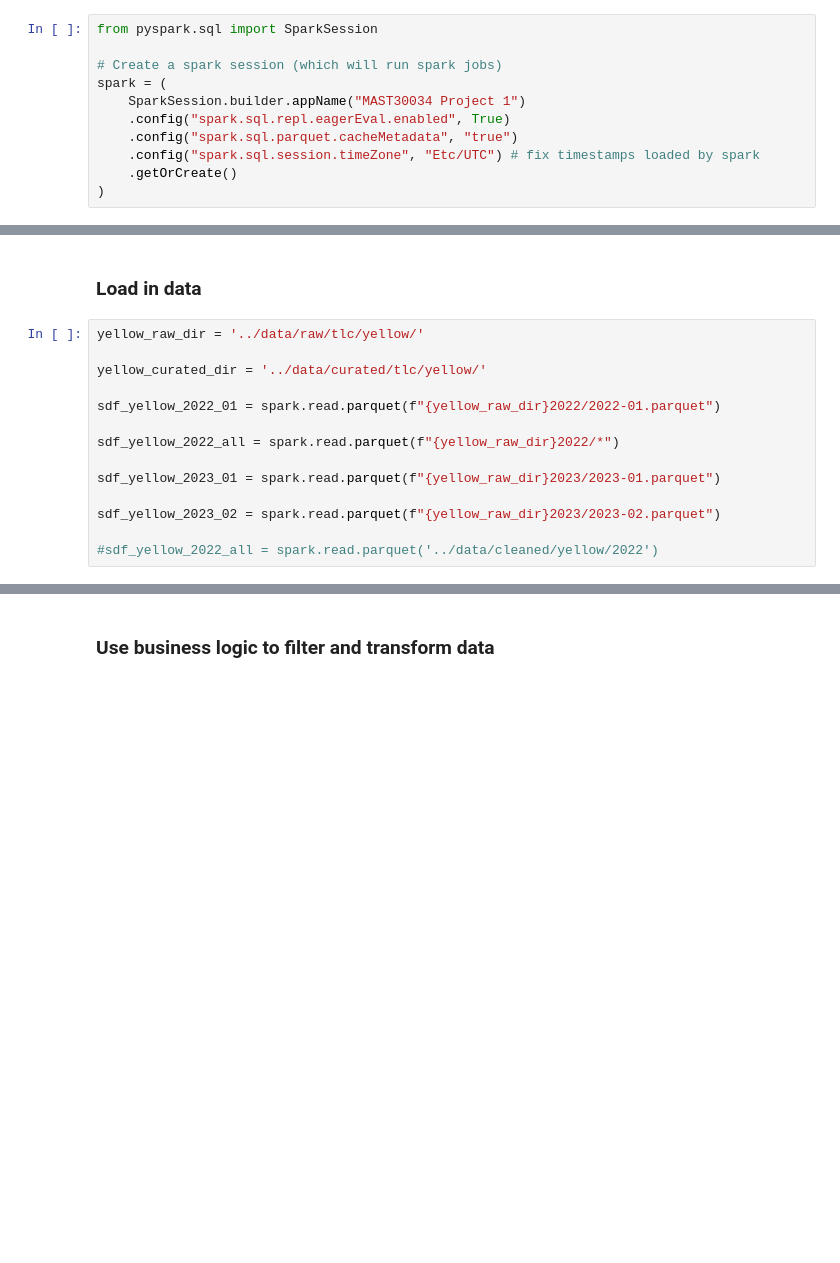
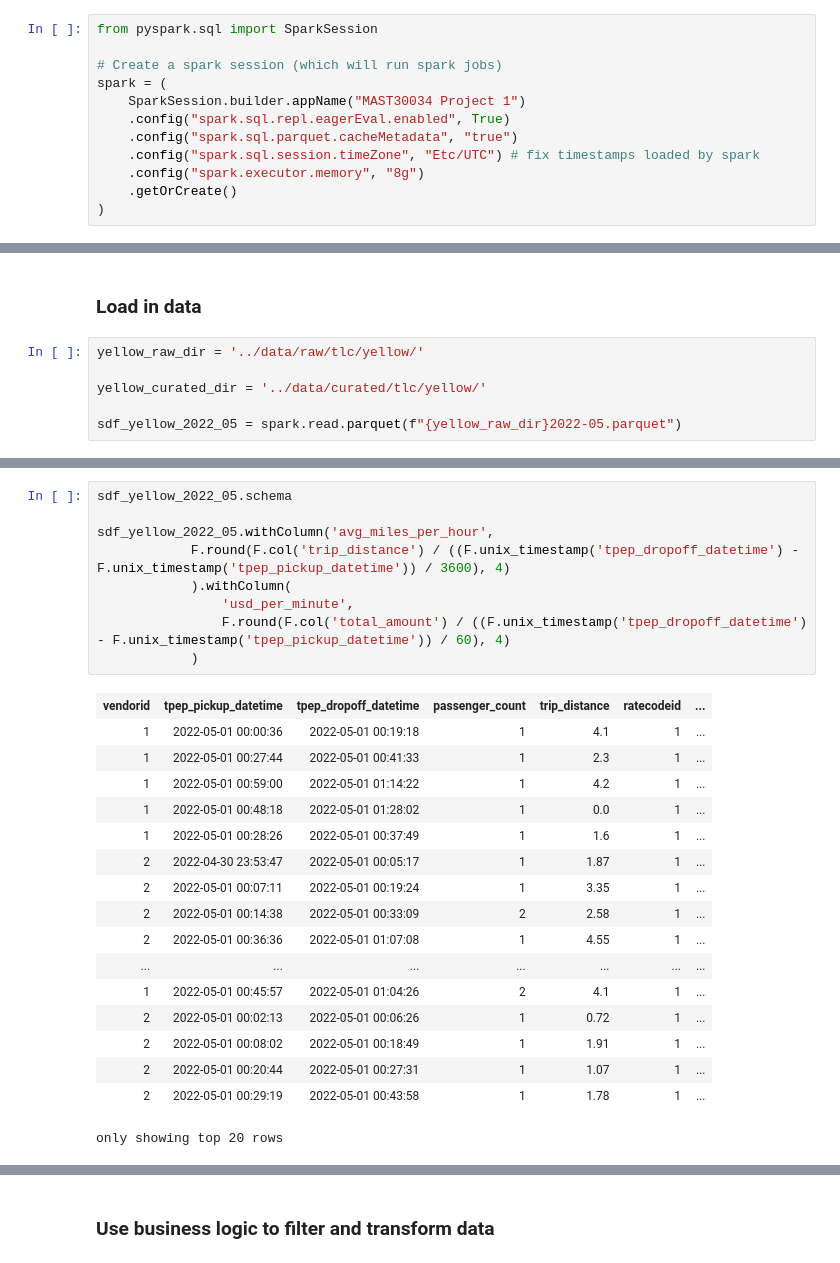
Before and after one commit to jameslafontaine/unimelb-mast30034-solo-project, a Jupyter notebook: notebooks/preprocessing_part_2.ipynb, the cells around one changed output, grey strips where cells are left out. Cells and saved outputs as stored; diff of their text form; blank space fills up the shorter version.

```diff
--- a/notebooks/preprocessing_part_2.ipynb
+++ b/notebooks/preprocessing_part_2.ipynb
@@ -9,6 +9,7 @@ spark = (
     .config("spark.sql.repl.eagerEval.enabled", True)
     .config("spark.sql.parquet.cacheMetadata", "true")
     .config("spark.sql.session.timeZone", "Etc/UTC") # fix timestamps loaded by spark
+    .config("spark.executor.memory", "8g")
     .getOrCreate()
 )
 # %% [output]
@@ -50,12 +42,4 @@ yellow_raw_dir = '../data/raw/tlc/yellow/'
 
 yellow_curated_dir = '../data/curated/tlc/yellow/'
 
-sdf_yellow_2022_01 = spark.read.parquet(f"{yellow_raw_dir}2022/2022-01.parquet")
-
-sdf_yellow_2022_all = spark.read.parquet(f"{yellow_raw_dir}2022/*")
-
-sdf_yellow_2023_01 = spark.read.parquet(f"{yellow_raw_dir}2023/2023-01.parquet")
-
-sdf_yellow_2023_02 = spark.read.parquet(f"{yellow_raw_dir}2023/2023-02.parquet")
-
-#sdf_yellow_2022_all = spark.read.parquet('../data/cleaned/yellow/2022')
+sdf_yellow_2022_05 = spark.read.parquet(f"{yellow_raw_dir}2022-05.parquet")
@@ -165 +46,28 @@ print(sdf_yellow_2022_01.count())
+# %%
+sdf_yellow_2022_05.schema
+
+sdf_yellow_2022_05.withColumn('avg_miles_per_hour',
+            F.round(F.col('trip_distance') / ((F.unix_timestamp('tpep_dropoff_datetime') - F.unix_timestamp('tpep_pickup_datetime')) / 3600), 4)
+            ).withColumn(
+                'usd_per_minute',
+                F.round(F.col('total_amount') / ((F.unix_timestamp('tpep_dropoff_datetime') - F.unix_timestamp('tpep_pickup_datetime')) / 60), 4)
+            )
+# %% [output]
+| vendorid | tpep_pickup_datetime | tpep_dropoff_datetime | passenger_count | trip_distance | ratecodeid | ... |
+| 1 | 2022-05-01 00:00:36 | 2022-05-01 00:19:18 | 1 | 4.1 | 1 | ... |
+| 1 | 2022-05-01 00:27:44 | 2022-05-01 00:41:33 | 1 | 2.3 | 1 | ... |
+| 1 | 2022-05-01 00:59:00 | 2022-05-01 01:14:22 | 1 | 4.2 | 1 | ... |
+| 1 | 2022-05-01 00:48:18 | 2022-05-01 01:28:02 | 1 | 0.0 | 1 | ... |
+| 1 | 2022-05-01 00:28:26 | 2022-05-01 00:37:49 | 1 | 1.6 | 1 | ... |
+| 2 | 2022-04-30 23:53:47 | 2022-05-01 00:05:17 | 1 | 1.87 | 1 | ... |
+| 2 | 2022-05-01 00:07:11 | 2022-05-01 00:19:24 | 1 | 3.35 | 1 | ... |
+| 2 | 2022-05-01 00:14:38 | 2022-05-01 00:33:09 | 2 | 2.58 | 1 | ... |
+| 2 | 2022-05-01 00:36:36 | 2022-05-01 01:07:08 | 1 | 4.55 | 1 | ... |
+| ... | ... | ... | ... | ... | ... | ... |
+| 1 | 2022-05-01 00:45:57 | 2022-05-01 01:04:26 | 2 | 4.1 | 1 | ... |
+| 2 | 2022-05-01 00:02:13 | 2022-05-01 00:06:26 | 1 | 0.72 | 1 | ... |
+| 2 | 2022-05-01 00:08:02 | 2022-05-01 00:18:49 | 1 | 1.91 | 1 | ... |
+| 2 | 2022-05-01 00:20:44 | 2022-05-01 00:27:31 | 1 | 1.07 | 1 | ... |
+| 2 | 2022-05-01 00:29:19 | 2022-05-01 00:43:58 | 1 | 1.78 | 1 | ... |
+only showing top 20 rows
 # %%
```
Also changed, not shown: parts of 118 cells of this notebook, 3 other files.
